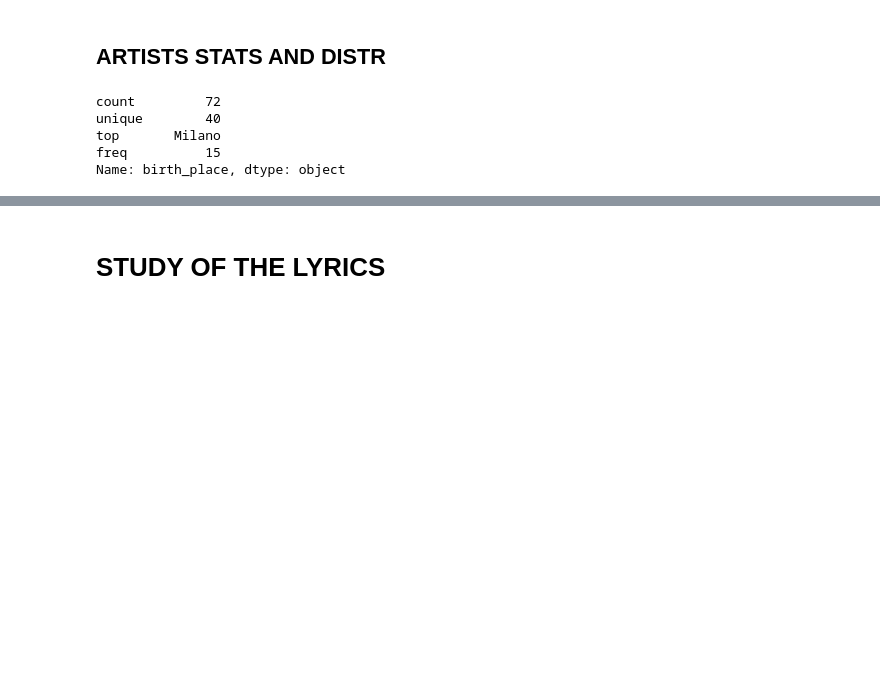
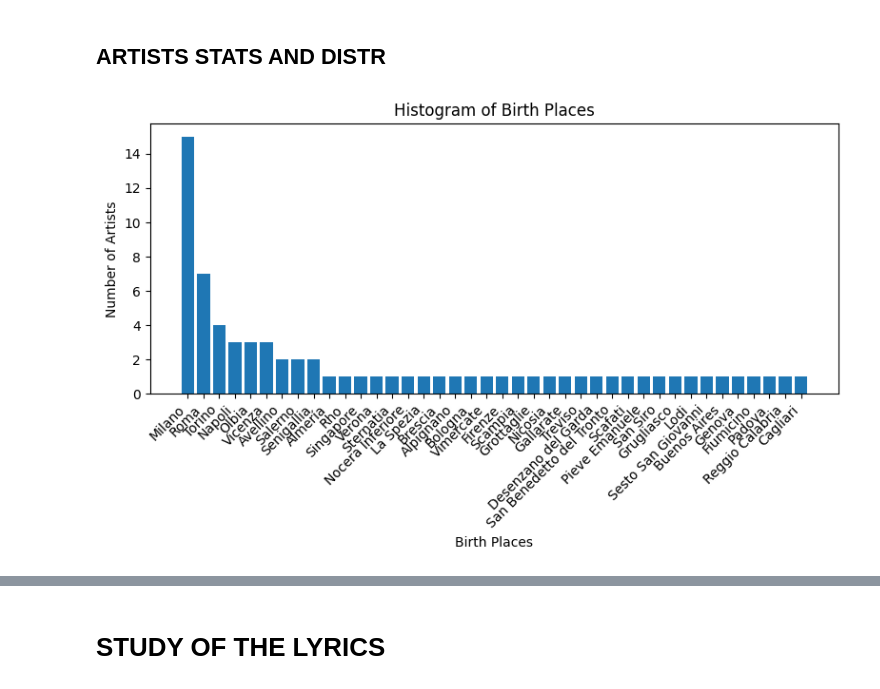
Before and after one commit to MicheleP1004/DATA_MINING_PRJ, a Jupyter notebook: data_understanding.ipynb, the cells around one changed output, grey strips where cells are left out. Saved outputs shown, nothing was run; the diff lists cells and outputs as text; code cells hidden in the pictures; blank space fills up the shorter version.

```diff
--- a/data_understanding.ipynb
+++ b/data_understanding.ipynb
@@ -349,10 +349,18 @@ Data columns (total 54 columns):
 # %% [markdown]
 ## ARTISTS STATS AND DISTR
-# %%
-print(artists['birth_place'].describe())
-# %% [output]
-count         72
-unique        40
-top       Milano
-freq          15
-Name: birth_place, dtype: object
+# %%
+
+def plot_histogram(entries, counts, title="Histogram", xlabel="Entries", ylabel="Counts"):
+    plt.figure(figsize=(8, 5))
+    plt.bar(entries, counts, width=0.8)
+    plt.title(title)
+    plt.xlabel(xlabel)
+    plt.ylabel(ylabel)
+    plt.xticks(entries,rotation=45, ha="right")
+    plt.tight_layout()
+    plt.show()
+# %%
+count_places = artists["birth_place"].value_counts()
+plot_histogram(count_places.index, count_places.values, title="Histogram of Birth Places", xlabel="Birth Places", ylabel="Number of Artists")
+# %% [output]
+[figure, added]
```
Also changed, not shown: parts of 4 cells of this notebook.
